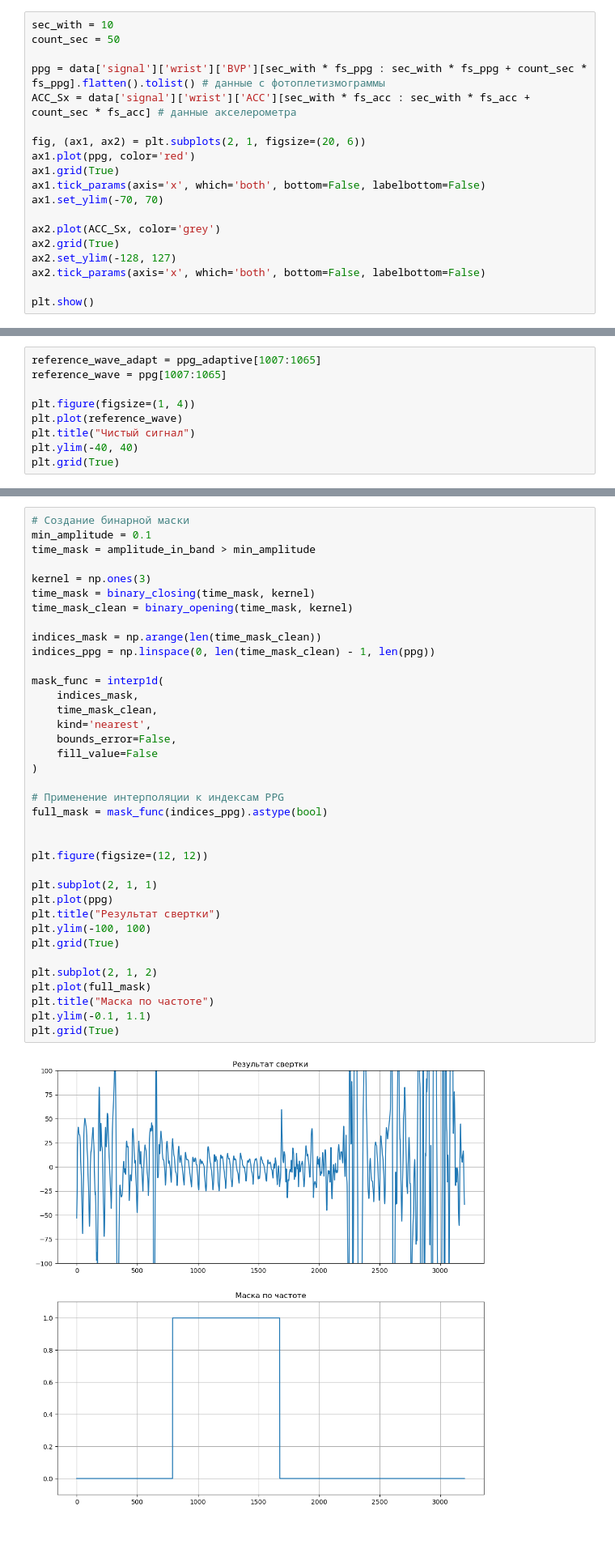
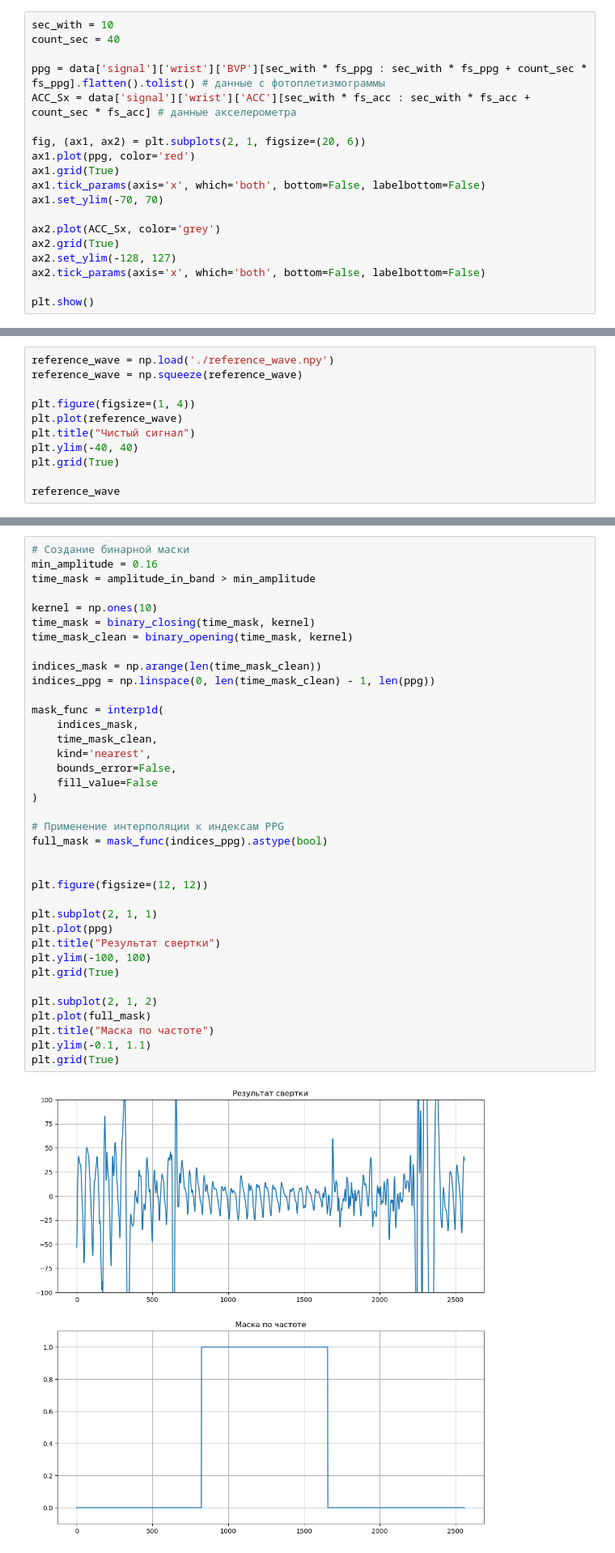
Before and after one commit to IlyaKarakulin/Stress-level-by-PPG, a Jupyter notebook: frequency_analysis.ipynb, the cells around one changed output, grey strips where cells are left out. Shown at 81% size. Saved outputs shown, nothing was run; the diff lists cells and outputs as text.

```diff
--- a/frequency_analysis.ipynb
+++ b/frequency_analysis.ipynb
@@ -24,7 +24,7 @@ fs_ppg = 64  # Частота дискретизации ФПГ
 fs_acc = 32  # Частота дискретизации акселерометра
 # %%
 sec_with = 10
-count_sec = 50
+count_sec = 40
 
 ppg = data['signal']['wrist']['BVP'][sec_with * fs_ppg : sec_with * fs_ppg + count_sec * fs_ppg].flatten().tolist() # данные с фотоплетизмограммы
 ACC_Sx = data['signal']['wrist']['ACC'][sec_with * fs_acc : sec_with * fs_acc + count_sec * fs_acc] # данные акселерометра
@@ -99,10 +99,12 @@ plt.show()
 # %%
-reference_wave_adapt = ppg_adaptive[1007:1065]
-reference_wave = ppg[1007:1065]
+reference_wave = np.load('./reference_wave.npy')
+reference_wave = np.squeeze(reference_wave)
 
 plt.figure(figsize=(1, 4))
 plt.plot(reference_wave)
 plt.title("Чистый сигнал")
 plt.ylim(-40, 40)
 plt.grid(True)
+
+reference_wave
 # %% [output]
@@ -224,42 +237,42 @@ plt.show()
 # %%
 # Создание бинарной маски
-min_amplitude = 0.1
+min_amplitude = 0.16
 time_mask = amplitude_in_band > min_amplitude
 
-kernel = np.ones(3)
+kernel = np.ones(10)
 time_mask = binary_closing(time_mask, kernel)
 time_mask_clean = binary_opening(time_mask, kernel)
 
 indices_mask = np.arange(len(time_mask_clean))
 indices_ppg = np.linspace(0, len(time_mask_clean) - 1, len(ppg))
 
 mask_func = interp1d(
     indices_mask,
     time_mask_clean,
     kind='nearest',
     bounds_error=False,
     fill_value=False
 )
 
 # Применение интерполяции к индексам PPG
 full_mask = mask_func(indices_ppg).astype(bool)
 
 
 plt.figure(figsize=(12, 12))
 
 plt.subplot(2, 1, 1)
 plt.plot(ppg)
 plt.title("Результат свертки")
 plt.ylim(-100, 100)
 plt.grid(True)
 
 plt.subplot(2, 1, 2)
 plt.plot(full_mask)
 plt.title("Маска по частоте")
 plt.ylim(-0.1, 1.1)
 plt.grid(True)
 # %% [output]
-[figure, old version]
+[figure, new version]
 # %%
 ppg_arr = np.array(ppg)
 
```
Also changed, not shown: parts of 8 cells of this notebook, 6 other files.
